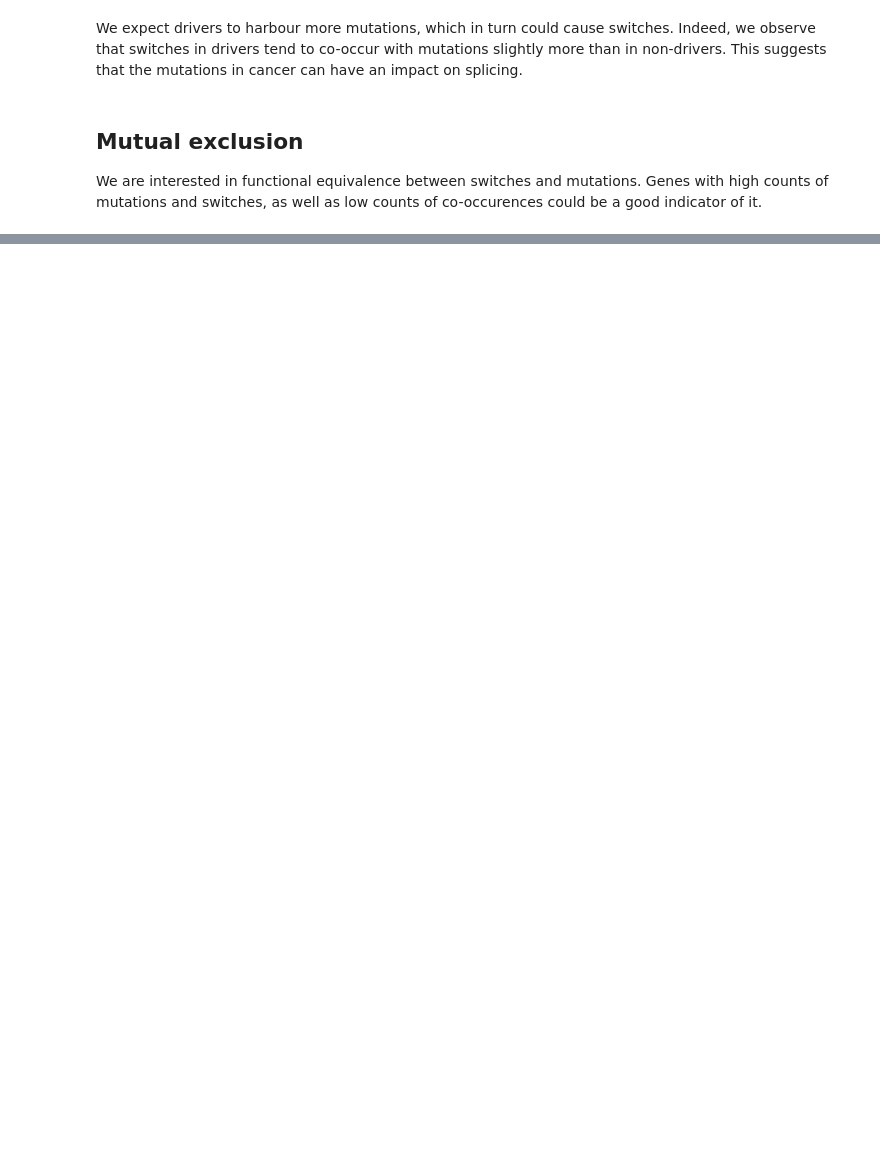
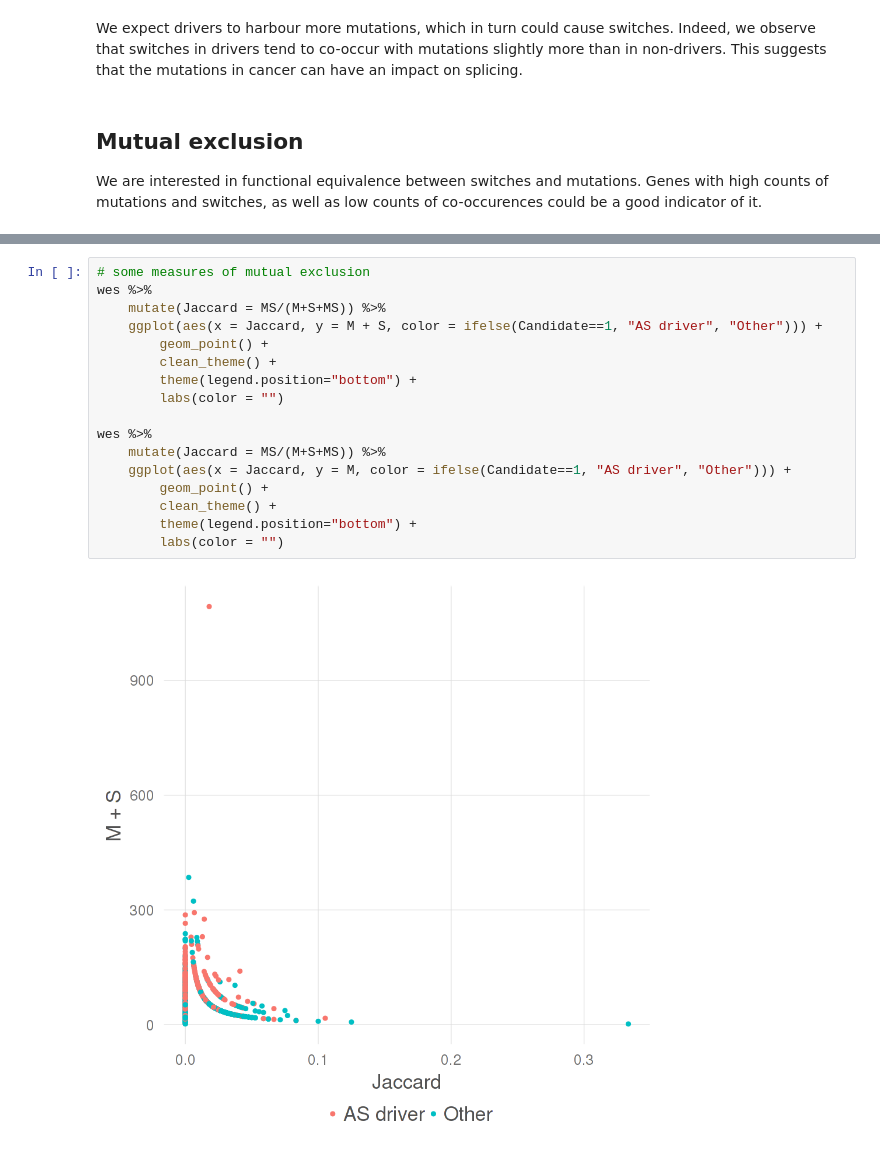
Before and after one commit to hclimente/smartas, a Jupyter notebook: mutations/wes_genes.ipynb, the cells around one changed output, grey strips where cells are left out. Cells and saved outputs as stored; diff of their text form; blank space fills up the shorter version.

```diff
--- a/mutations/wes_genes.ipynb
+++ b/mutations/wes_genes.ipynb
@@ -124,0 +116,19 @@ df %>%
+# %%
+# some measures of mutual exclusion
+wes %>%
+    mutate(Jaccard = MS/(M+S+MS)) %>%
+    ggplot(aes(x = Jaccard, y = M + S, color = ifelse(Candidate==1, "AS driver", "Other"))) +
+        geom_point() +
+        clean_theme() +
+        theme(legend.position="bottom") +
+        labs(color = "")
+
+wes %>%
+    mutate(Jaccard = MS/(M+S+MS)) %>%
+    ggplot(aes(x = Jaccard, y = M, color = ifelse(Candidate==1, "AS driver", "Other"))) +
+        geom_point() +
+        clean_theme() +
+        theme(legend.position="bottom") +
+        labs(color = "")
+# %% [output]
+[figure, added]
```
Also changed, not shown: parts of 5 cells of this notebook.
